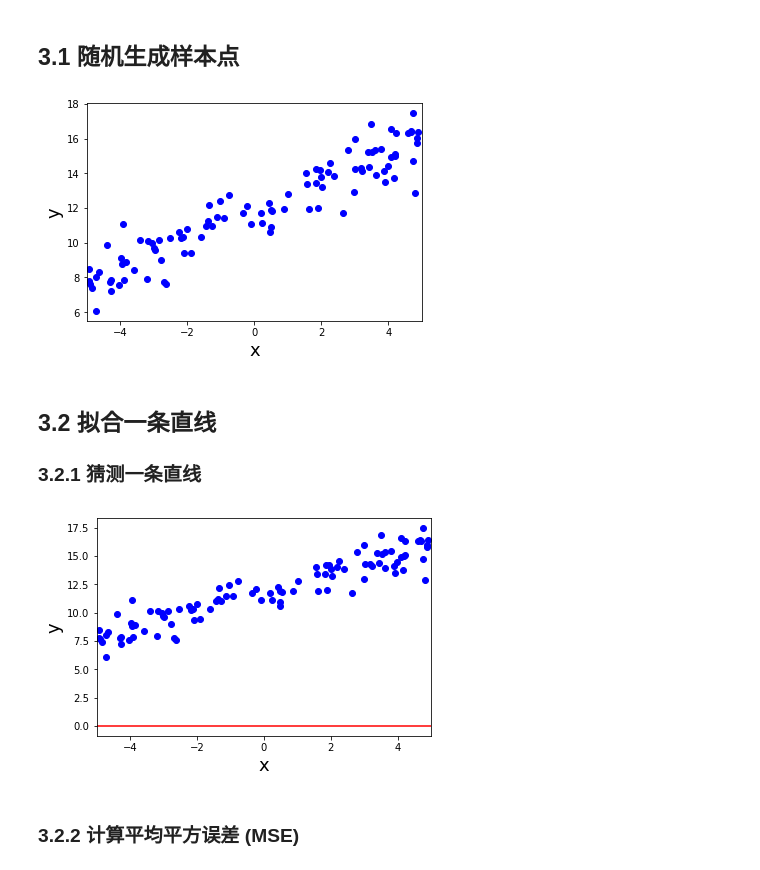
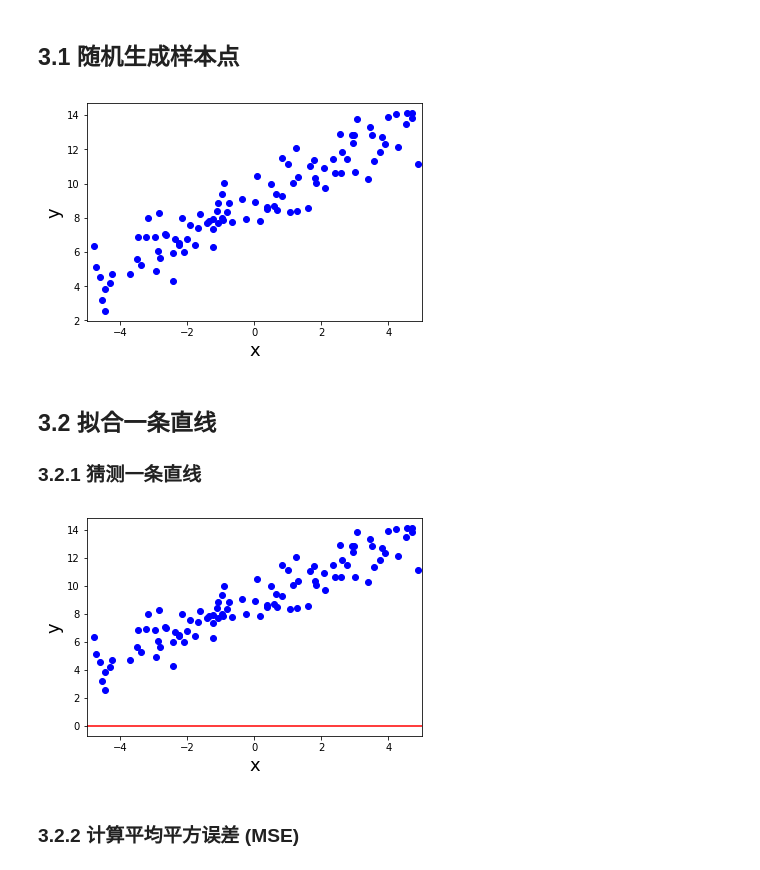
Before and after one commit to wind928/udacity-linear-regression, a Jupyter notebook: linear_regression_project.ipynb, the cells around one changed output. Cells and saved outputs as stored; diff of their text form; code cells hidden in the pictures.

```diff
--- a/linear_regression_project.ipynb
+++ b/linear_regression_project.ipynb
@@ -393,20 +421,20 @@ TODO 证明：
 # %%
 # 不要修改这里！
 # 运行一次就够了！
 from helper import *
 from matplotlib import pyplot as plt
 %matplotlib inline
 
-X,Y = generatePoints(seed,num=100)
+X,Y = generatePoints(num=100)
 
 ## 可视化
 plt.xlim((-5,5))
 plt.xlabel('x',fontsize=18)
 plt.ylabel('y',fontsize=18)
 plt.scatter(X,Y,c='b')
 plt.show()
 # %% [output]
-[figure, old version]
+[figure, new version]
 # %% [markdown]
 ## 3.2 拟合一条直线
 
@@ -428,7 +456,7 @@ plt.scatter(X,Y,c='b')
 
 plt.show()
 # %% [output]
-[figure, old version]
+[figure, new version]
 # %% [markdown]
 ### 3.2.2 计算平均平方误差 (MSE)
 # %% [markdown]
```
Also changed, not shown: parts of 12 cells of this notebook, 1 other file.
